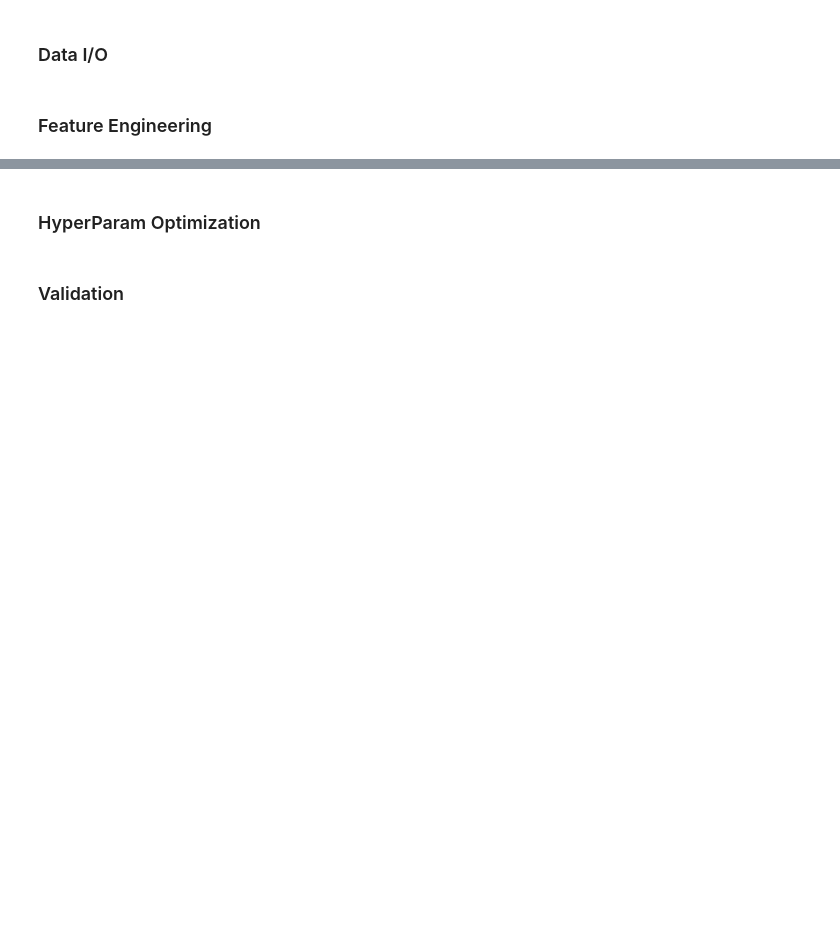
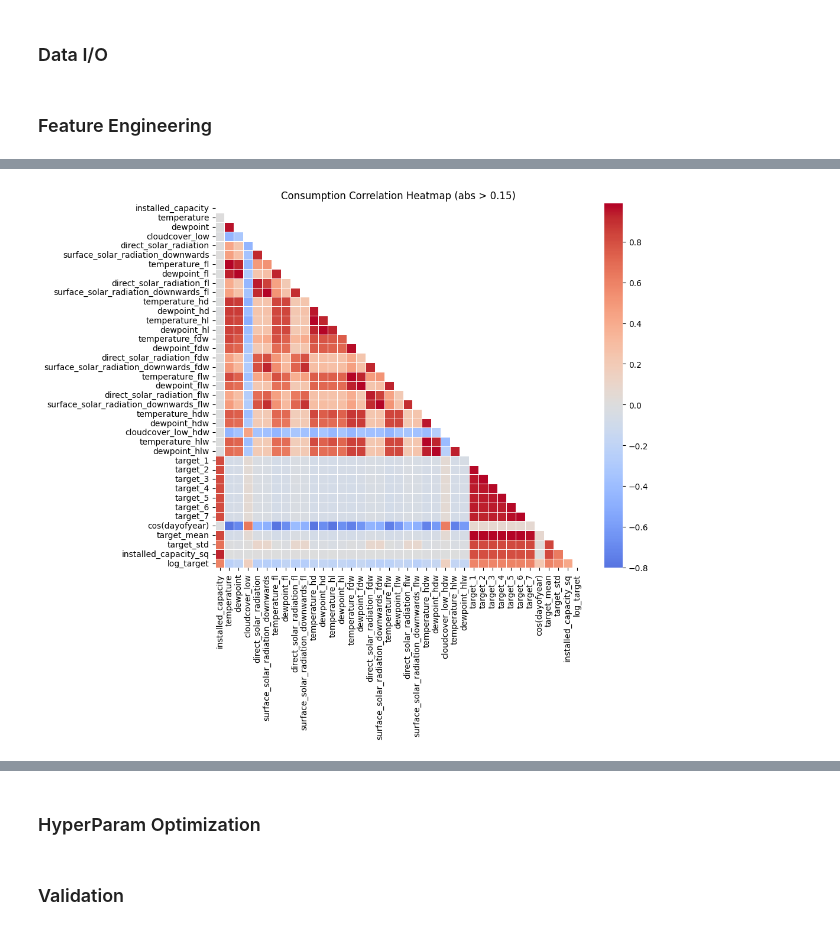
Before and after one commit to luisdi28ms/machine-learning, a Jupyter notebook: kaggle/enefit-prosumers-patterns.ipynb, the cells around one changed output, grey strips where cells are left out. Cells and saved outputs as stored; diff of their text form; code cells hidden in the pictures; blank space fills up the shorter version.

```diff
--- a/kaggle/enefit-prosumers-patterns.ipynb
+++ b/kaggle/enefit-prosumers-patterns.ipynb
@@ -378,0 +410,4 @@ Text(0.5, 1.0, 'Correlation Heatmap')
+# %%
+con_cols = corr_heatmap(sample_con, 'Consumption')
+# %% [output]
+[figure, added]
```
Also changed, not shown: parts of 30 cells of this notebook.
